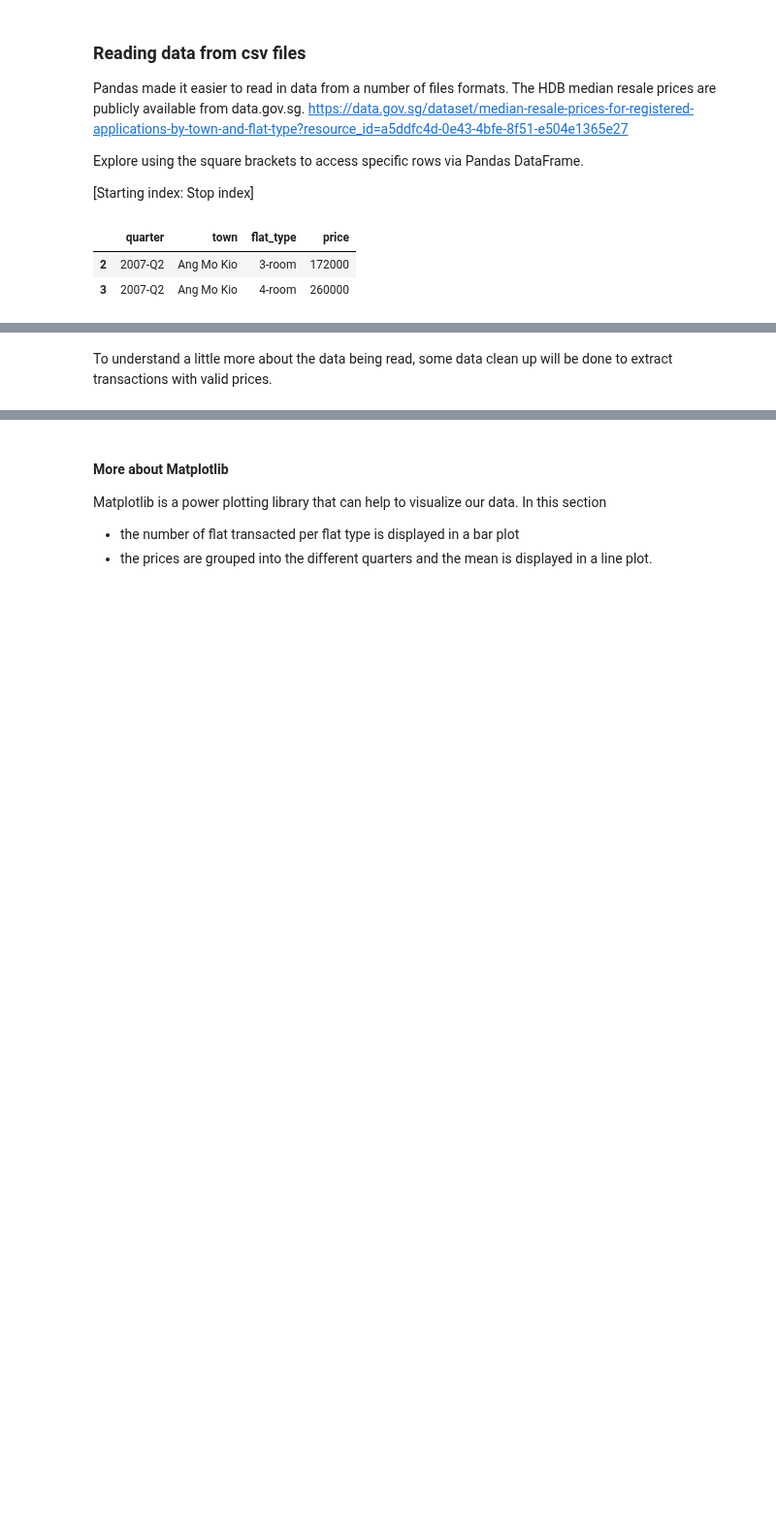
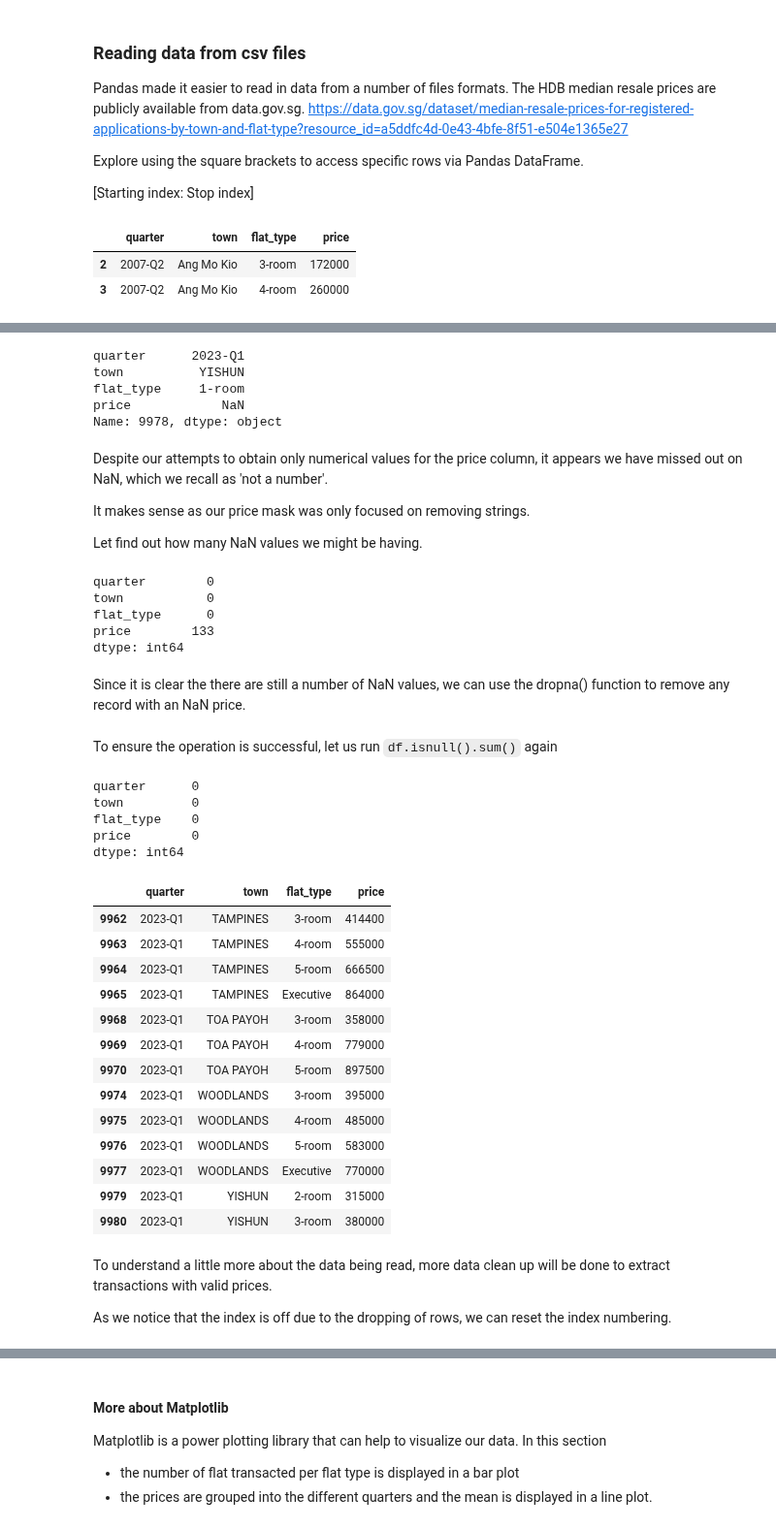
Before and after one commit to nyp-sit/agods, a Jupyter notebook: day2/solutions/7 Pandas (w ans).ipynb, the cells around one changed output, grey strips where cells are left out. Shown at 97% size. Saved outputs shown, nothing was run; the diff lists cells and outputs as text; code cells hidden in the pictures; blank space fills up the shorter version.

```diff
--- a/day2/solutions/7 Pandas (w ans).ipynb
+++ b/day2/solutions/7 Pandas (w ans).ipynb
@@ -385,0 +762,3 @@ resalePrices[2:4]
+# %%
+# mask for records that have "NA" or "-" as the price
+price_mask = (resalePrices.price.str.lower() == "na" ) | (resalePrices.price.str.lower() == "-")
@@ -385,0 +795,3 @@ resalePrices[2:4]
+# %%
+df = resalePrices.loc[~price_mask]
+df
@@ -385,0 +812,24 @@ resalePrices[2:4]
+# %%
+resalePrices.iloc[9978,:]
+# %% [output]
+quarter      2023-Q1
+town          YISHUN
+flat_type     1-room
+price            NaN
+Name: 9978, dtype: object
+# %% [markdown]
+Despite our attempts to obtain only numerical values for the price column, it appears we have missed out on NaN, which we recall as 'not a number'.
+
+It makes sense as our price mask was only focused on removing strings.
+
+Let find out how many NaN values we might be having.
+# %%
+df.isnull().sum()
+# %% [output]
+quarter        0
+town           0
+flat_type      0
+price        133
+dtype: int64
+# %% [markdown]
+Since it is clear the there are still a number of NaN values, we can use the dropna() function to remove any record with an NaN price.
@@ -386,2 +838,31 @@ resalePrices[2:4]
+# %% [markdown]
+To ensure the operation is successful, let us run `df.isnull().sum()` again
+# %%
+df.isnull().sum()
+# %% [output]
+quarter      0
+town         0
+flat_type    0
+price        0
+dtype: int64
+# %%
+df.loc[9960:9980,:]
+# %% [output]
+|  | quarter | town | flat_type | price |
+| 9962 | 2023-Q1 | TAMPINES | 3-room | 414400 |
+| 9963 | 2023-Q1 | TAMPINES | 4-room | 555000 |
+| 9964 | 2023-Q1 | TAMPINES | 5-room | 666500 |
+| 9965 | 2023-Q1 | TAMPINES | Executive | 864000 |
+| 9968 | 2023-Q1 | TOA PAYOH | 3-room | 358000 |
+| 9969 | 2023-Q1 | TOA PAYOH | 4-room | 779000 |
+| 9970 | 2023-Q1 | TOA PAYOH | 5-room | 897500 |
+| 9974 | 2023-Q1 | WOODLANDS | 3-room | 395000 |
+| 9975 | 2023-Q1 | WOODLANDS | 4-room | 485000 |
+| 9976 | 2023-Q1 | WOODLANDS | 5-room | 583000 |
+| 9977 | 2023-Q1 | WOODLANDS | Executive | 770000 |
+| 9979 | 2023-Q1 | YISHUN | 2-room | 315000 |
+| 9980 | 2023-Q1 | YISHUN | 3-room | 380000 |
 # %% [markdown]
-To understand a little more about the data being read, some data clean up will be done to extract transactions with valid prices.
+To understand a little more about the data being read, more data clean up will be done to extract transactions with valid prices.
+
+As we notice that the index is off due to the dropping of rows, we can reset the index numbering.
```
Also changed, not shown: parts of 101 cells of this notebook.
